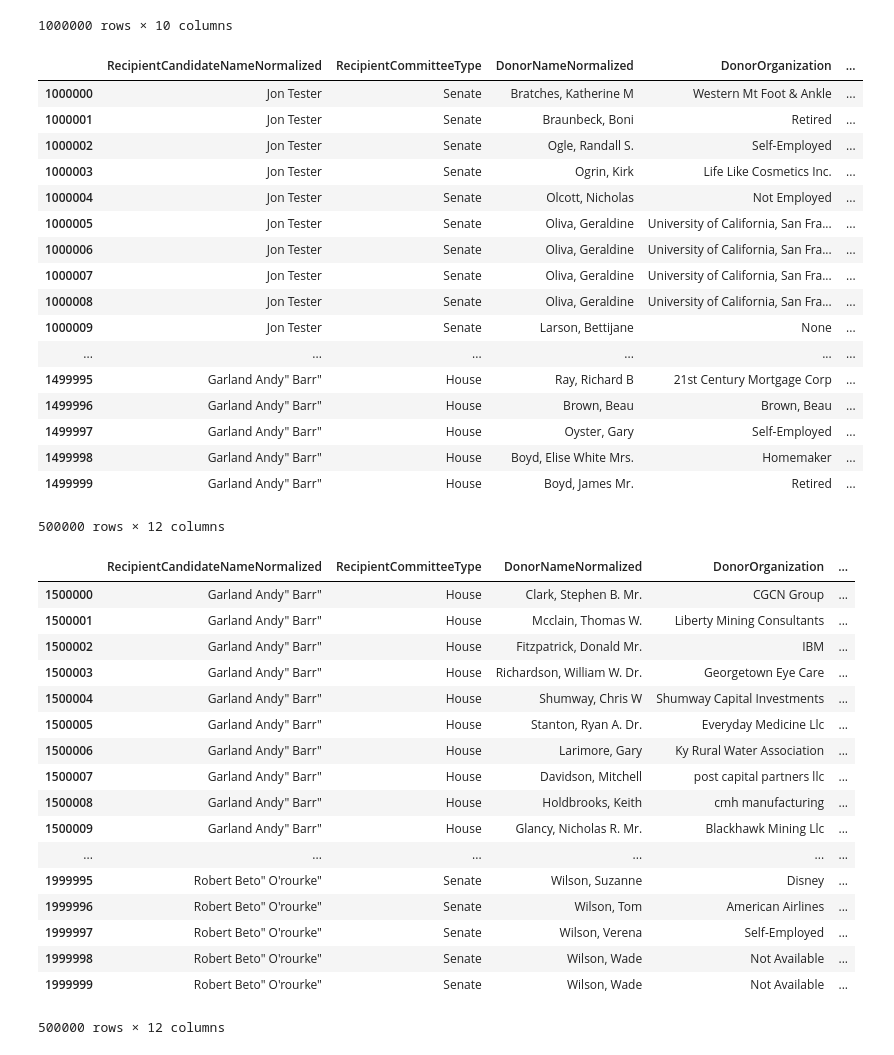
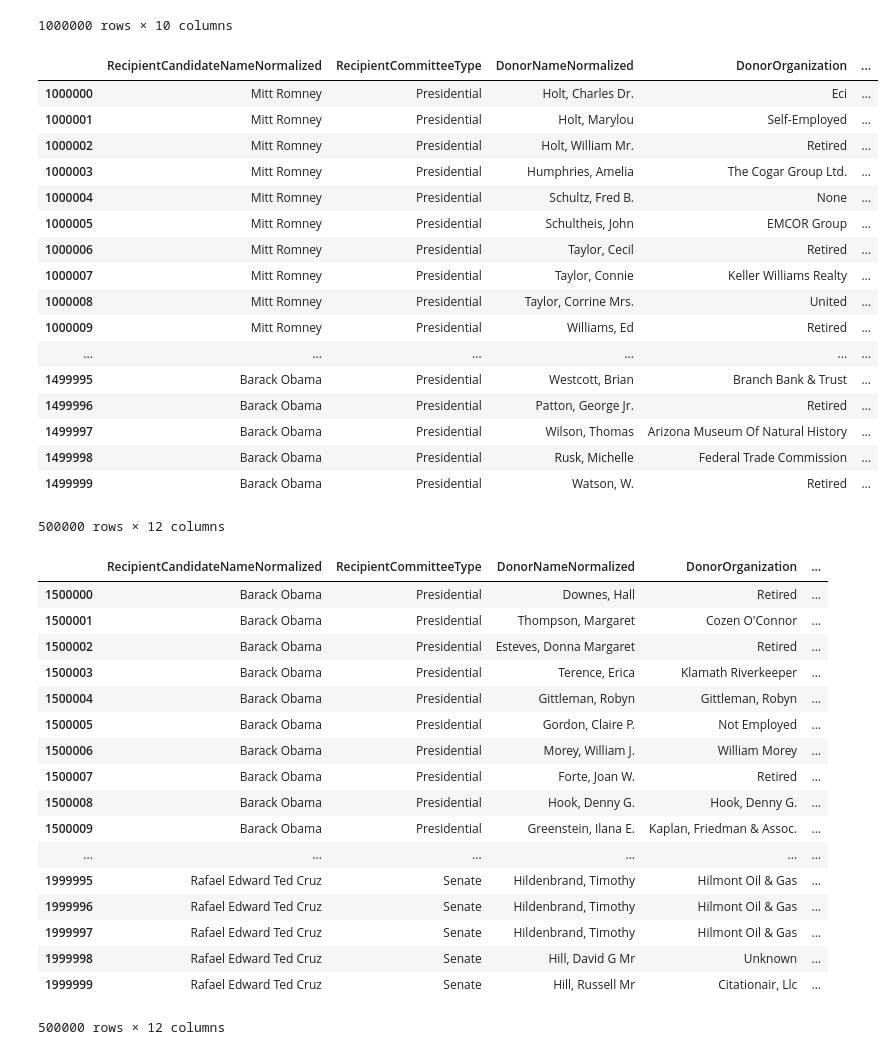
Before and after one commit to jriseman/MapLight, a Jupyter notebook: EDA_initial_aggregation.ipynb, the cells around one changed output. Cells and saved outputs as stored; diff of their text form; code cells hidden in the pictures.

```diff
--- a/EDA_initial_aggregation.ipynb
+++ b/EDA_initial_aggregation.ipynb
@@ -114,33 +175,33 @@ result
 | 999999 | MONTANANS FOR TESTER | 2018-09-23 | 25 | MONTANANS FOR TESTER | MONTANANS FOR TESTER | ... |
 1000000 rows × 10 columns
 # %%
-df = pd.read_csv('cand/2018_cand_2.csv')
+df = pd.read_csv('cand/2012_cand_2.csv')
 df_2 = df[['RecipientCandidateNameNormalized','RecipientCommitteeType','DonorNameNormalized','DonorOrganization',
     'DonorCommitteeNameNormalized','DonorEntityTypeCode', 'DonorEntityType','DonorOccupationNormalized',
     'TransactionDate','TransactionAmount','RecipientCandidateParty','RecipientCandidateICO']]
 df_2.index = np.arange(1000000, len(df_2) + 1000000)
 df_2
 # %% [output]
 |  | RecipientCandidateNameNormalized | RecipientCommitteeType | DonorNameNormalized | DonorOrganization | ... |
-| 1000000 | Jon Tester | Senate | Bratches, Katherine M | Western Mt Foot & Ankle | ... |
-| 1000001 | Jon Tester | Senate | Braunbeck, Boni | Retired | ... |
-| 1000002 | Jon Tester | Senate | Ogle, Randall S. | Self-Employed | ... |
-| 1000003 | Jon Tester | Senate | Ogrin, Kirk | Life Like Cosmetics Inc. | ... |
-| 1000004 | Jon Tester | Senate | Olcott, Nicholas | Not Employed | ... |
-| 1000005 | Jon Tester | Senate | Oliva, Geraldine | University of California, San Fra... | ... |
-| 1000006 | Jon Tester | Senate | Oliva, Geraldine | University of California, San Fra... | ... |
-| 1000007 | Jon Tester | Senate | Oliva, Geraldine | University of California, San Fra... | ... |
-| 1000008 | Jon Tester | Senate | Oliva, Geraldine | University of California, San Fra... | ... |
-| 1000009 | Jon Tester | Senate | Larson, Bettijane | None | ... |
+| 1000000 | Mitt Romney | Presidential | Holt, Charles Dr. | Eci | ... |
+| 1000001 | Mitt Romney | Presidential | Holt, Marylou | Self-Employed | ... |
+| 1000002 | Mitt Romney | Presidential | Holt, William Mr. | Retired | ... |
+| 1000003 | Mitt Romney | Presidential | Humphries, Amelia | The Cogar Group Ltd. | ... |
+| 1000004 | Mitt Romney | Presidential | Schultz, Fred B. | None | ... |
+| 1000005 | Mitt Romney | Presidential | Schultheis, John | EMCOR Group | ... |
+| 1000006 | Mitt Romney | Presidential | Taylor, Cecil | Retired | ... |
+| 1000007 | Mitt Romney | Presidential | Taylor, Connie | Keller Williams Realty | ... |
+| 1000008 | Mitt Romney | Presidential | Taylor, Corrine Mrs. | United | ... |
+| 1000009 | Mitt Romney | Presidential | Williams, Ed | Retired | ... |
 | ... | ... | ... | ... | ... | ... |
-| 1499995 | Garland Andy" Barr" | House | Ray, Richard B | 21st Century Mortgage Corp | ... |
-| 1499996 | Garland Andy" Barr" | House | Brown, Beau | Brown, Beau | ... |
-| 1499997 | Garland Andy" Barr" | House | Oyster, Gary | Self-Employed | ... |
-| 1499998 | Garland Andy" Barr" | House | Boyd, Elise White Mrs. | Homemaker | ... |
-| 1499999 | Garland Andy" Barr" | House | Boyd, James Mr. | Retired | ... |
+| 1499995 | Barack Obama | Presidential | Westcott, Brian | Branch Bank & Trust | ... |
+| 1499996 | Barack Obama | Presidential | Patton, George Jr. | Retired | ... |
+| 1499997 | Barack Obama | Presidential | Wilson, Thomas | Arizona Museum Of Natural History | ... |
+| 1499998 | Barack Obama | Presidential | Rusk, Michelle | Federal Trade Commission | ... |
+| 1499999 | Barack Obama | Presidential | Watson, W. | Retired | ... |
 500000 rows × 12 columns
 # %%
-df = pd.read_csv('cand/2018_cand_3.csv')
+df = pd.read_csv('cand/2012_cand_3.csv')
 df_3 = df[['RecipientCandidateNameNormalized','RecipientCommitteeType','DonorNameNormalized','DonorOrganization',
     'DonorCommitteeNameNormalized','DonorEntityTypeCode', 'DonorEntityType','DonorOccupationNormalized',
     'TransactionDate','TransactionAmount','RecipientCandidateParty','RecipientCandidateICO']]
@@ -148,21 +209,21 @@ df_3.index = np.arange(1500000, len(df_3) + 1500000)
 df_3
 # %% [output]
 |  | RecipientCandidateNameNormalized | RecipientCommitteeType | DonorNameNormalized | DonorOrganization | ... |
-| 1500000 | Garland Andy" Barr" | House | Clark, Stephen B. Mr. | CGCN Group | ... |
-| 1500001 | Garland Andy" Barr" | House | Mcclain, Thomas W. | Liberty Mining Consultants | ... |
-| 1500002 | Garland Andy" Barr" | House | Fitzpatrick, Donald Mr. | IBM | ... |
-| 1500003 | Garland Andy" Barr" | House | Richardson, William W. Dr. | Georgetown Eye Care | ... |
-| 1500004 | Garland Andy" Barr" | House | Shumway, Chris W | Shumway Capital Investments | ... |
-| 1500005 | Garland Andy" Barr" | House | Stanton, Ryan A. Dr. | Everyday Medicine Llc | ... |
-| 1500006 | Garland Andy" Barr" | House | Larimore, Gary | Ky Rural Water Association | ... |
-| 1500007 | Garland Andy" Barr" | House | Davidson, Mitchell | post capital partners llc | ... |
-| 1500008 | Garland Andy" Barr" | House | Holdbrooks, Keith | cmh manufacturing | ... |
-| 1500009 | Garland Andy" Barr" | House | Glancy, Nicholas R. Mr. | Blackhawk Mining Llc | ... |
+| 1500000 | Barack Obama | Presidential | Downes, Hall | Retired | ... |
+| 1500001 | Barack Obama | Presidential | Thompson, Margaret | Cozen O'Connor | ... |
+| 1500002 | Barack Obama | Presidential | Esteves, Donna Margaret | Retired | ... |
+| 1500003 | Barack Obama | Presidential | Terence, Erica | Klamath Riverkeeper | ... |
+| 1500004 | Barack Obama | Presidential | Gittleman, Robyn | Gittleman, Robyn | ... |
+| 1500005 | Barack Obama | Presidential | Gordon, Claire P. | Not Employed | ... |
+| 1500006 | Barack Obama | Presidential | Morey, William J. | William Morey | ... |
+| 1500007 | Barack Obama | Presidential | Forte, Joan W. | Retired | ... |
+| 1500008 | Barack Obama | Presidential | Hook, Denny G. | Hook, Denny G. | ... |
+| 1500009 | Barack Obama | Presidential | Greenstein, Ilana E. | Kaplan, Friedman & Assoc. | ... |
 | ... | ... | ... | ... | ... | ... |
-| 1999995 | Robert Beto" O'rourke" | Senate | Wilson, Suzanne | Disney | ... |
-| 1999996 | Robert Beto" O'rourke" | Senate | Wilson, Tom | American Airlines | ... |
-| 1999997 | Robert Beto" O'rourke" | Senate | Wilson, Verena | Self-Employed | ... |
-| 1999998 | Robert Beto" O'rourke" | Senate | Wilson, Wade | Not Available | ... |
-| 1999999 | Robert Beto" O'rourke" | Senate | Wilson, Wade | Not Available | ... |
+| 1999995 | Rafael Edward Ted Cruz | Senate | Hildenbrand, Timothy | Hilmont Oil & Gas | ... |
+| 1999996 | Rafael Edward Ted Cruz | Senate | Hildenbrand, Timothy | Hilmont Oil & Gas | ... |
+| 1999997 | Rafael Edward Ted Cruz | Senate | Hildenbrand, Timothy | Hilmont Oil & Gas | ... |
+| 1999998 | Rafael Edward Ted Cruz | Senate | Hill, David G Mr | Unknown | ... |
+| 1999999 | Rafael Edward Ted Cruz | Senate | Hill, Russell Mr | Citationair, Llc | ... |
 500000 rows × 12 columns
 # %%
```
Also changed, not shown: parts of 26 cells of this notebook, 6 other files.
